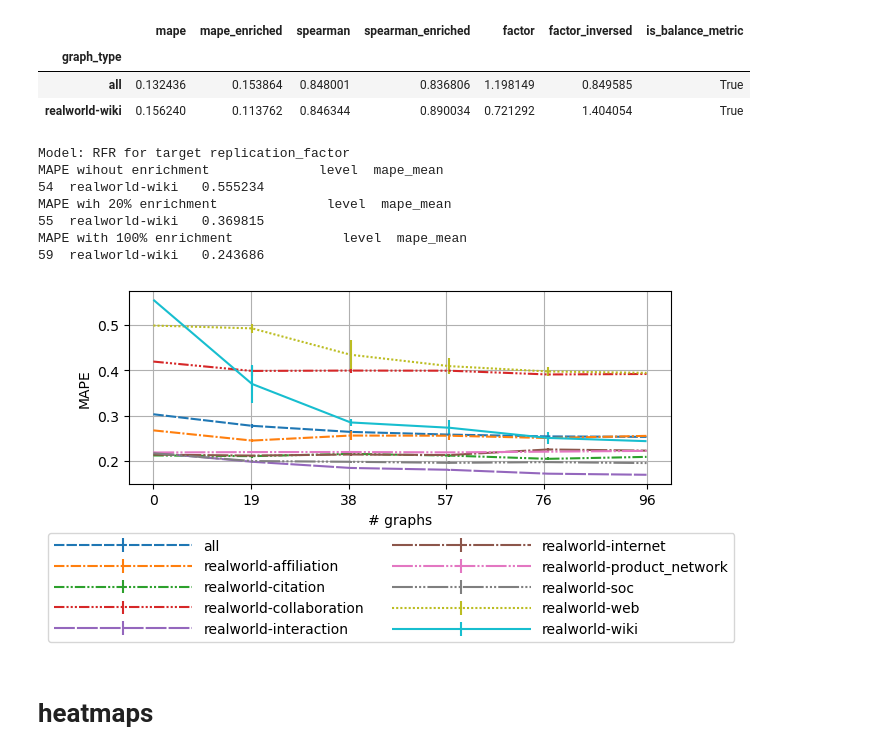
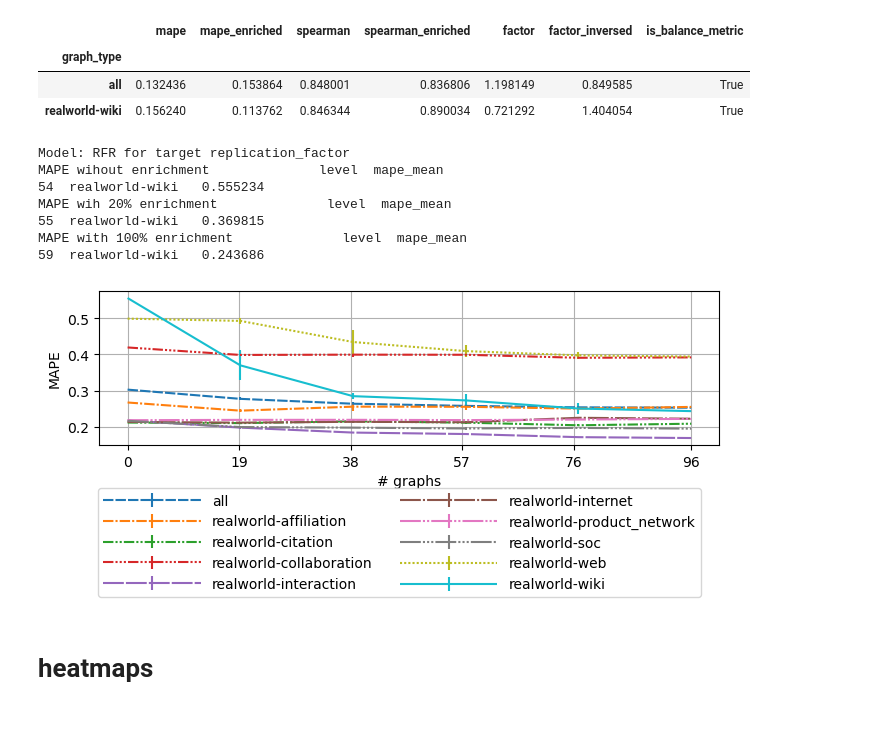
Before and after one commit to EASE23/EASE23, a Jupyter notebook: quality/notebooks/Plotter.ipynb, the cells around one changed output. Saved outputs shown, nothing was run; the diff lists cells and outputs as text; code cells hidden in the pictures; blank space fills up the shorter version.

```diff
--- a/quality/notebooks/Plotter.ipynb
+++ b/quality/notebooks/Plotter.ipynb
@@ -218,19 +216,0 @@ fig.savefig("../figures/barabasi-1M-x.pdf",  borderaxespad=0, bbox_inches='tight
-# %%
-barabasi_fix_k_var_v = pd.read_csv("../data/barabasi-X-20.csv")
-plt.rcParams["figure.figsize"] = (5, 2.5)
-ps.sort()
-print(ps)
-i = -1
-markers = ["*", "s", "v", "^", "x", "+","d", "<", ">", "|"]
-fig, ax = plt.subplots(1)
-for partitioner in [k.upper() for k in ps]:
-    i += 1
-    l = barabasi_fix_k_var_v[(barabasi_fix_k_var_v.partitioner == partitioner) & (barabasi_fix_k_var_v.num_partitions == 64)]
-    l = l.sort_values(by=["V"])
-    plt.scatter(l["V"], l["replication_factor"], label=str(partitioner), marker=markers[i%10])
-    plt.plot(l["V"], l["replication_factor"],linewidth=1.0)
-plt.ylabel("Replication Factor")
-plt.xlabel("#Vertices")
-plt.grid()
-plt.legend(loc='center left', bbox_to_anchor=(1, 0.5))
-fig.savefig("../figures/barabasi-x-20.pdf",  borderaxespad=0, bbox_inches='tight')
@@ -261,7 +238,8 @@ models = [
     "KNN",
     "SVR",
     "XGB",
-    "PolyRegression"
+    "PolyRegression",
+    "MLP"
     ]
 
 for td in target_description:
@@ -449,7 +431,7 @@ def plot_scores_by_enrichment_level(data, target):
     ]
     c = -1
     plt.style.use('default')
-    plt.rcParams["figure.figsize"] = (7,2.5)
+    plt.rcParams["figure.figsize"] = (8,2)
   #  plt.rcParams["figure.figsize"] = (14,30)
     plt.rcParams['font.size'] = 10
 
@@ -472,35 +454,35 @@ def plot_scores_by_enrichment_level(data, target):
     ax.grid()
 
     ax.set_xlabel("# graphs")
 
     ax.set_ylabel("MAPE")
-    fig.legend(loc='upper center', bbox_to_anchor=(0.5, -0.06), markerscale=2., scatterpoints=1, handlelength=10, ncol=2)
+    fig.legend(loc='upper center', bbox_to_anchor=(0.5, -0.07), markerscale=2., scatterpoints=1, handlelength=7, ncol=2)
     plt.savefig("../figures/{}_lines.pdf".format(target), borderaxespad=0, bbox_inches='tight')
 
     plt.show()
 models =  [
     "RFR",
 
     ]
 targets = [
     "replication_factor",
 
 ]
 
 for model in models:
     for target in targets:
         print("Model: {} for target {}".format(model, target))
         key = "../models/{}_{}-{}_{}".format(model, "Easy","test", target)
         plot_scores_by_enrichment_level(pd.read_csv("../models/" + key), target)
 # %% [output]
 Model: RFR for target replication_factor
 MAPE wihout enrichment              level  mape_mean
 54  realworld-wiki   0.555234
 MAPE wih 20% enrichment              level  mape_mean
 55  realworld-wiki   0.369815
 MAPE with 100% enrichment              level  mape_mean
 59  realworld-wiki   0.243686
-[figure, old version]
+[figure, new version]
 # %% [markdown]
 # heatmaps
 # %%
```
Also changed, not shown: parts of 6 cells of this notebook, 29 other files.
